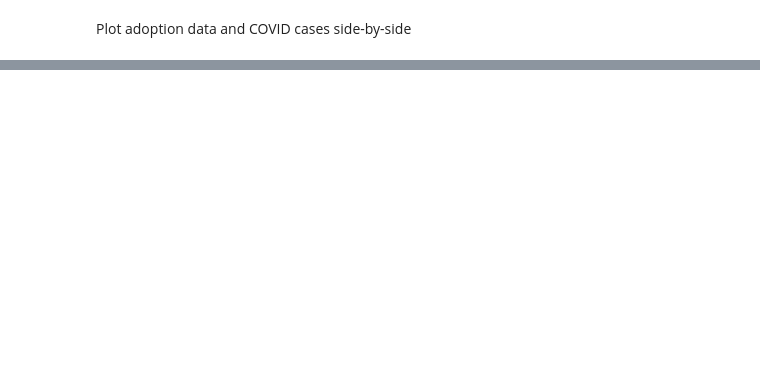
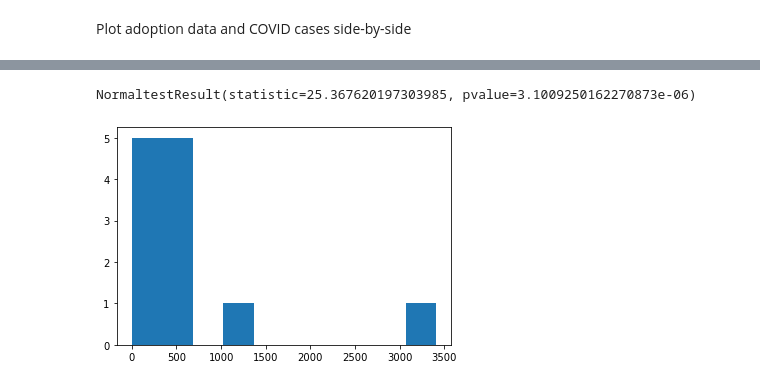
Before and after one commit to Radhika303/Impact_Covid_PetAdoption, a Jupyter notebook: Norfolk Adoption.ipynb, the cells around one changed output, grey strips where cells are left out. Cells and saved outputs as stored; diff of their text form; code cells hidden in the pictures; blank space fills up the shorter version.

```diff
--- a/Norfolk Adoption.ipynb
+++ b/Norfolk Adoption.ipynb
@@ -469,0 +474,6 @@ plt.show()
+# %%
+plt.hist(COVID_per_month['# of Cases'])
+print(st.normaltest(COVID_per_month['# of Cases']))
+# %% [output]
+NormaltestResult(statistic=25.367620197303985, pvalue=3.1009250162270873e-06)
+[figure, added]
```
Also changed, not shown: parts of 33 cells of this notebook, 3 other files.
